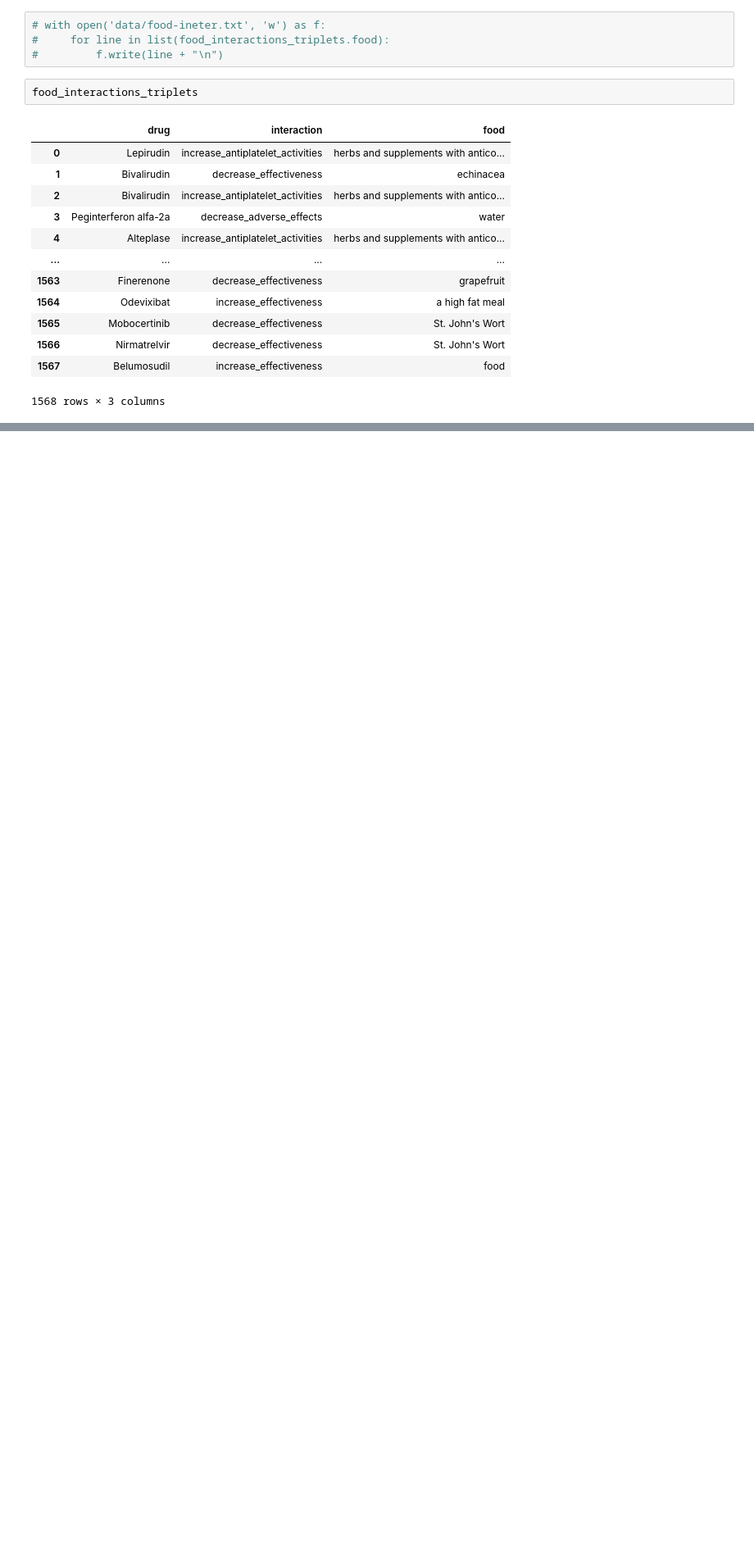
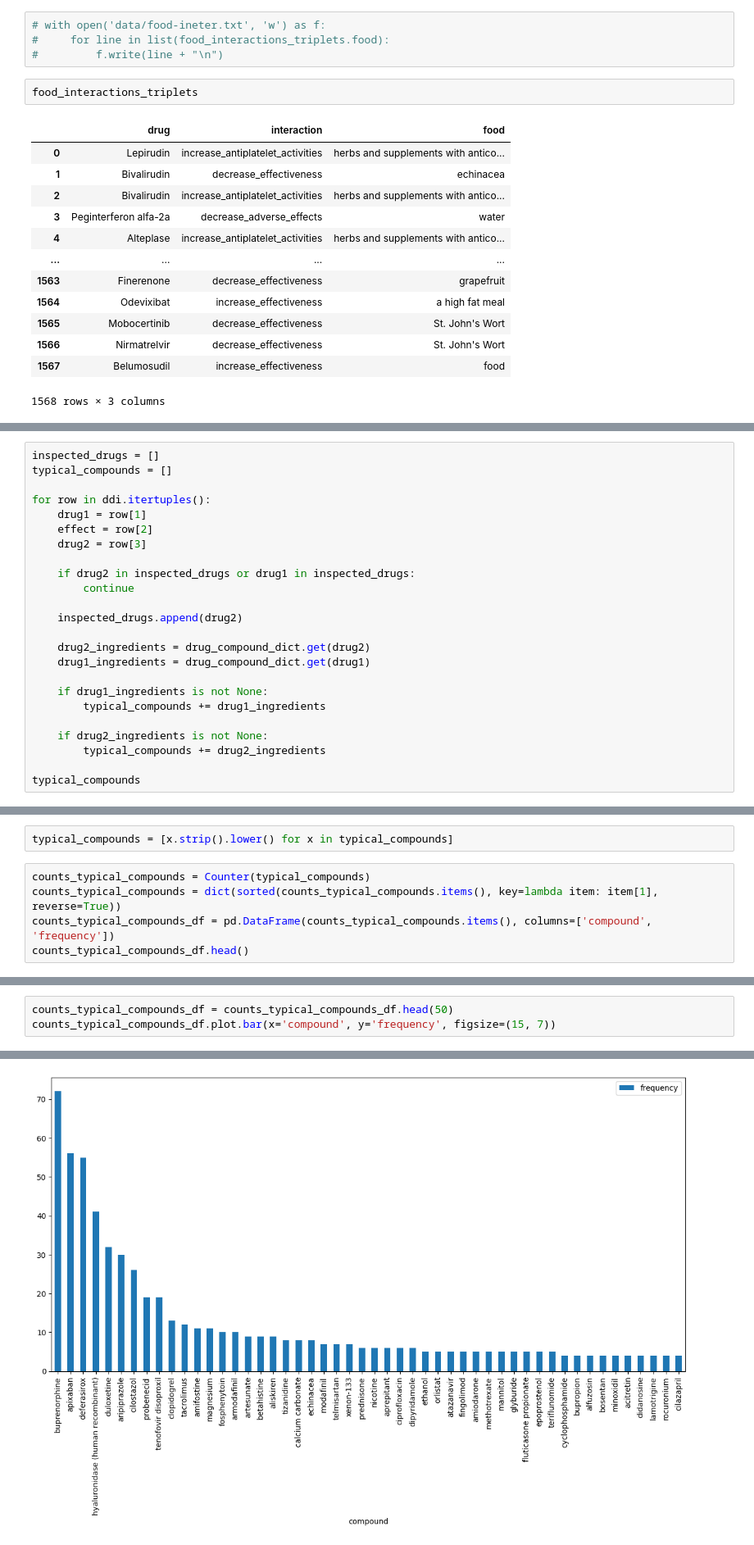
Before and after one commit to marketakrenkova/drug-interaction-prediction, a Jupyter notebook: drugBank_data_explore.ipynb, the cells around one changed output, grey strips where cells are left out. Shown: that part at 82% size. Drawn from its saved outputs; the diff is of its cells as text; blank space fills up the shorter version.

```diff
--- a/drugBank_data_explore.ipynb
+++ b/drugBank_data_explore.ipynb
@@ -331,0 +390,24 @@ food_interactions_triplets
+# %%
+inspected_drugs = []
+typical_compounds = []
+
+for row in ddi.itertuples():
+    drug1 = row[1]
+    effect = row[2]
+    drug2 = row[3]
+
+    if drug2 in inspected_drugs or drug1 in inspected_drugs:
+        continue
+
+    inspected_drugs.append(drug2)
+
+    drug2_ingredients = drug_compound_dict.get(drug2)
+    drug1_ingredients = drug_compound_dict.get(drug1)
+
+    if drug1_ingredients is not None:
+        typical_compounds += drug1_ingredients
+
+    if drug2_ingredients is not None:
+        typical_compounds += drug2_ingredients
+
+typical_compounds
@@ -331,0 +432,7 @@ food_interactions_triplets
+# %%
+typical_compounds = [x.strip().lower() for x in typical_compounds]
+# %%
+counts_typical_compounds = Counter(typical_compounds)
+counts_typical_compounds = dict(sorted(counts_typical_compounds.items(), key=lambda item: item[1], reverse=True))
+counts_typical_compounds_df = pd.DataFrame(counts_typical_compounds.items(), columns=['compound', 'frequency'])
+counts_typical_compounds_df.head()
@@ -331,0 +446,4 @@ food_interactions_triplets
+# %%
+counts_typical_compounds_df = counts_typical_compounds_df.head(50)
+counts_typical_compounds_df.plot.bar(x='compound', y='frequency', figsize=(15, 7))
+# %% [output]
@@ -331,0 +451 @@ food_interactions_triplets
+[figure, added]
```
Also changed, not shown: parts of 12 cells of this notebook, 1 other file.
